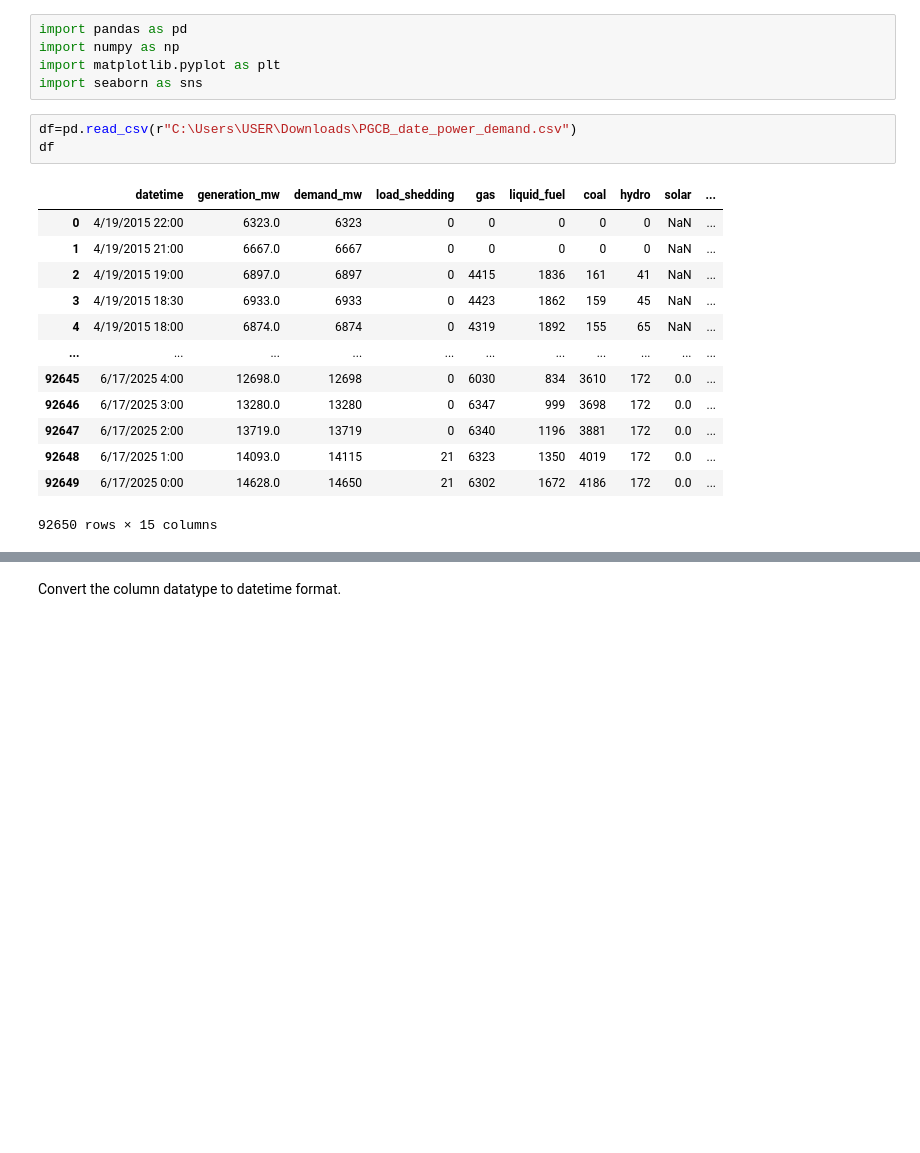
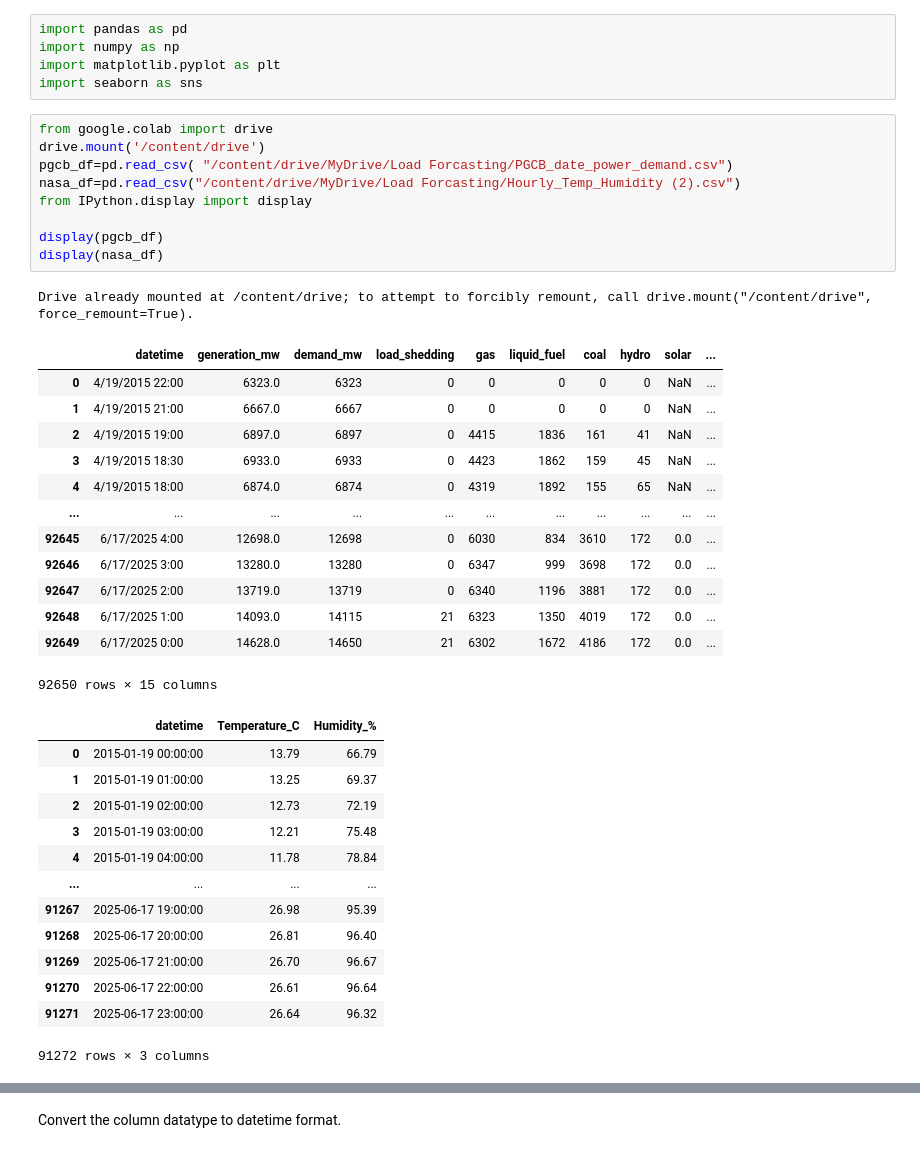
Before and after one commit to Joydas2003/Electrical-Load-Forcasting-Ml, a Jupyter notebook: Machine Learning Based short term Electrical Load Forcasting.ipynb, the cells around one changed output, grey strips where cells are left out. Saved outputs shown, nothing was run; the diff lists cells and outputs as text; blank space fills up the shorter version.

```diff
--- a/Machine Learning Based short term Electrical Load Forcasting.ipynb
+++ b/Machine Learning Based short term Electrical Load Forcasting.ipynb
@@ -3,20 +5,40 @@ import pandas as pd
 import numpy as np
 import matplotlib.pyplot as plt
 import seaborn as sns
-# %%
-df=pd.read_csv(r"C:\Users\USER\Downloads\PGCB_date_power_demand.csv")
-df
-# %% [output]
-|  | datetime | generation_mw | demand_mw | load_shedding | gas | liquid_fuel | coal | hydro | solar | ... |
-| 0 | 4/19/2015 22:00 | 6323.0 | 6323 | 0 | 0 | 0 | 0 | 0 | NaN | ... |
-| 1 | 4/19/2015 21:00 | 6667.0 | 6667 | 0 | 0 | 0 | 0 | 0 | NaN | ... |
-| 2 | 4/19/2015 19:00 | 6897.0 | 6897 | 0 | 4415 | 1836 | 161 | 41 | NaN | ... |
-| 3 | 4/19/2015 18:30 | 6933.0 | 6933 | 0 | 4423 | 1862 | 159 | 45 | NaN | ... |
-| 4 | 4/19/2015 18:00 | 6874.0 | 6874 | 0 | 4319 | 1892 | 155 | 65 | NaN | ... |
-| ... | ... | ... | ... | ... | ... | ... | ... | ... | ... | ... |
-| 92645 | 6/17/2025 4:00 | 12698.0 | 12698 | 0 | 6030 | 834 | 3610 | 172 | 0.0 | ... |
-| 92646 | 6/17/2025 3:00 | 13280.0 | 13280 | 0 | 6347 | 999 | 3698 | 172 | 0.0 | ... |
-| 92647 | 6/17/2025 2:00 | 13719.0 | 13719 | 0 | 6340 | 1196 | 3881 | 172 | 0.0 | ... |
-| 92648 | 6/17/2025 1:00 | 14093.0 | 14115 | 21 | 6323 | 1350 | 4019 | 172 | 0.0 | ... |
-| 92649 | 6/17/2025 0:00 | 14628.0 | 14650 | 21 | 6302 | 1672 | 4186 | 172 | 0.0 | ... |
-92650 rows × 15 columns
+# %%
+from google.colab import drive
+drive.mount('/content/drive')
+pgcb_df=pd.read_csv( "/content/drive/MyDrive/Load Forcasting/PGCB_date_power_demand.csv")
+nasa_df=pd.read_csv("/content/drive/MyDrive/Load Forcasting/Hourly_Temp_Humidity (2).csv")
+from IPython.display import display
+
+display(pgcb_df)
+display(nasa_df)
+# %% [output]
+Drive already mounted at /content/drive; to attempt to forcibly remount, call drive.mount("/content/drive", force_remount=True).
+|  | datetime | generation_mw | demand_mw | load_shedding | gas | liquid_fuel | coal | hydro | solar | ... |
+| 0 | 4/19/2015 22:00 | 6323.0 | 6323 | 0 | 0 | 0 | 0 | 0 | NaN | ... |
+| 1 | 4/19/2015 21:00 | 6667.0 | 6667 | 0 | 0 | 0 | 0 | 0 | NaN | ... |
+| 2 | 4/19/2015 19:00 | 6897.0 | 6897 | 0 | 4415 | 1836 | 161 | 41 | NaN | ... |
+| 3 | 4/19/2015 18:30 | 6933.0 | 6933 | 0 | 4423 | 1862 | 159 | 45 | NaN | ... |
+| 4 | 4/19/2015 18:00 | 6874.0 | 6874 | 0 | 4319 | 1892 | 155 | 65 | NaN | ... |
+| ... | ... | ... | ... | ... | ... | ... | ... | ... | ... | ... |
+| 92645 | 6/17/2025 4:00 | 12698.0 | 12698 | 0 | 6030 | 834 | 3610 | 172 | 0.0 | ... |
+| 92646 | 6/17/2025 3:00 | 13280.0 | 13280 | 0 | 6347 | 999 | 3698 | 172 | 0.0 | ... |
+| 92647 | 6/17/2025 2:00 | 13719.0 | 13719 | 0 | 6340 | 1196 | 3881 | 172 | 0.0 | ... |
+| 92648 | 6/17/2025 1:00 | 14093.0 | 14115 | 21 | 6323 | 1350 | 4019 | 172 | 0.0 | ... |
+| 92649 | 6/17/2025 0:00 | 14628.0 | 14650 | 21 | 6302 | 1672 | 4186 | 172 | 0.0 | ... |
+92650 rows × 15 columns
+|  | datetime | Temperature_C | Humidity_% |
+| 0 | 2015-01-19 00:00:00 | 13.79 | 66.79 |
+| 1 | 2015-01-19 01:00:00 | 13.25 | 69.37 |
+| 2 | 2015-01-19 02:00:00 | 12.73 | 72.19 |
+| 3 | 2015-01-19 03:00:00 | 12.21 | 75.48 |
+| 4 | 2015-01-19 04:00:00 | 11.78 | 78.84 |
+| ... | ... | ... | ... |
+| 91267 | 2025-06-17 19:00:00 | 26.98 | 95.39 |
+| 91268 | 2025-06-17 20:00:00 | 26.81 | 96.40 |
+| 91269 | 2025-06-17 21:00:00 | 26.70 | 96.67 |
+| 91270 | 2025-06-17 22:00:00 | 26.61 | 96.64 |
+| 91271 | 2025-06-17 23:00:00 | 26.64 | 96.32 |
+91272 rows × 3 columns
```
Also changed, not shown: parts of 45 cells of this notebook.
